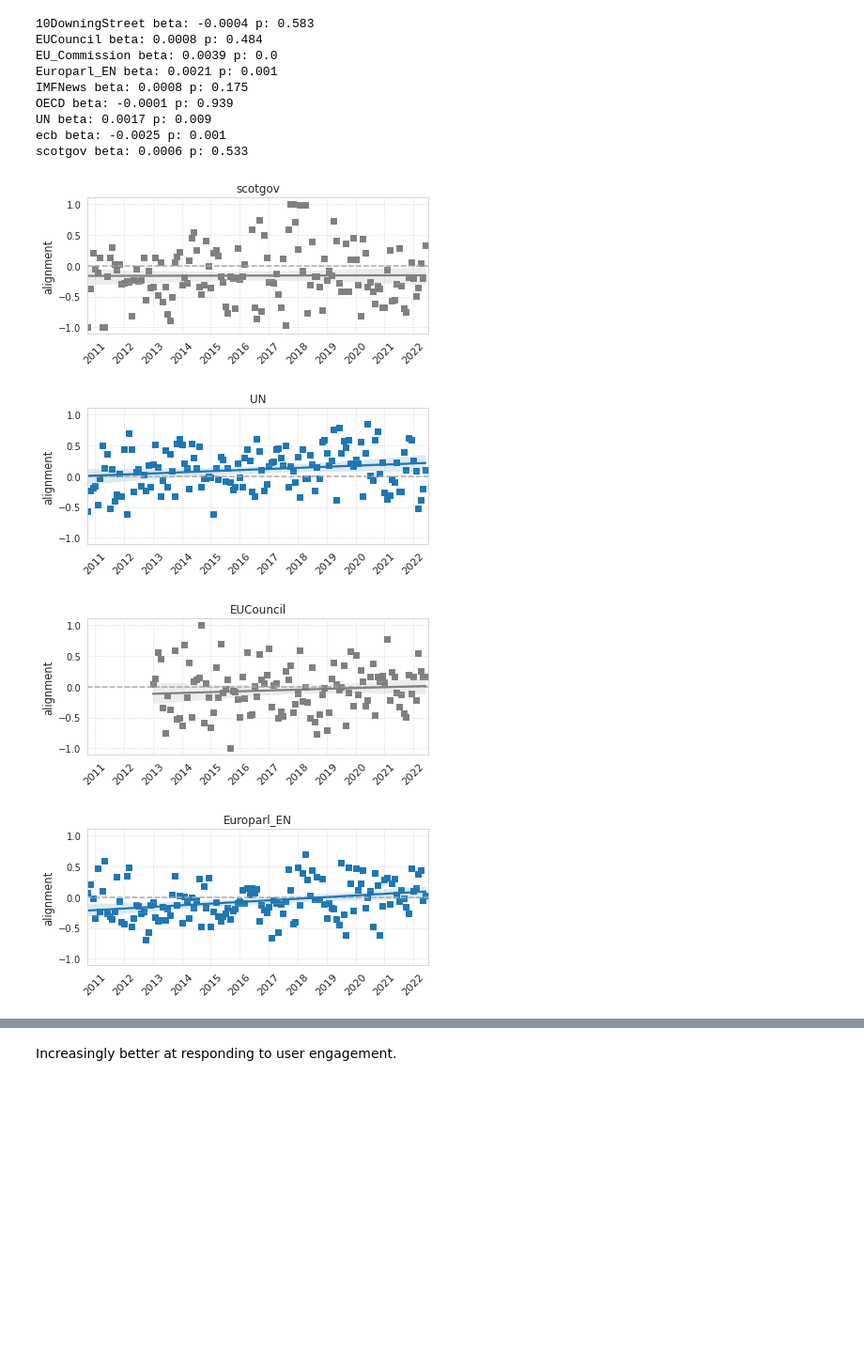
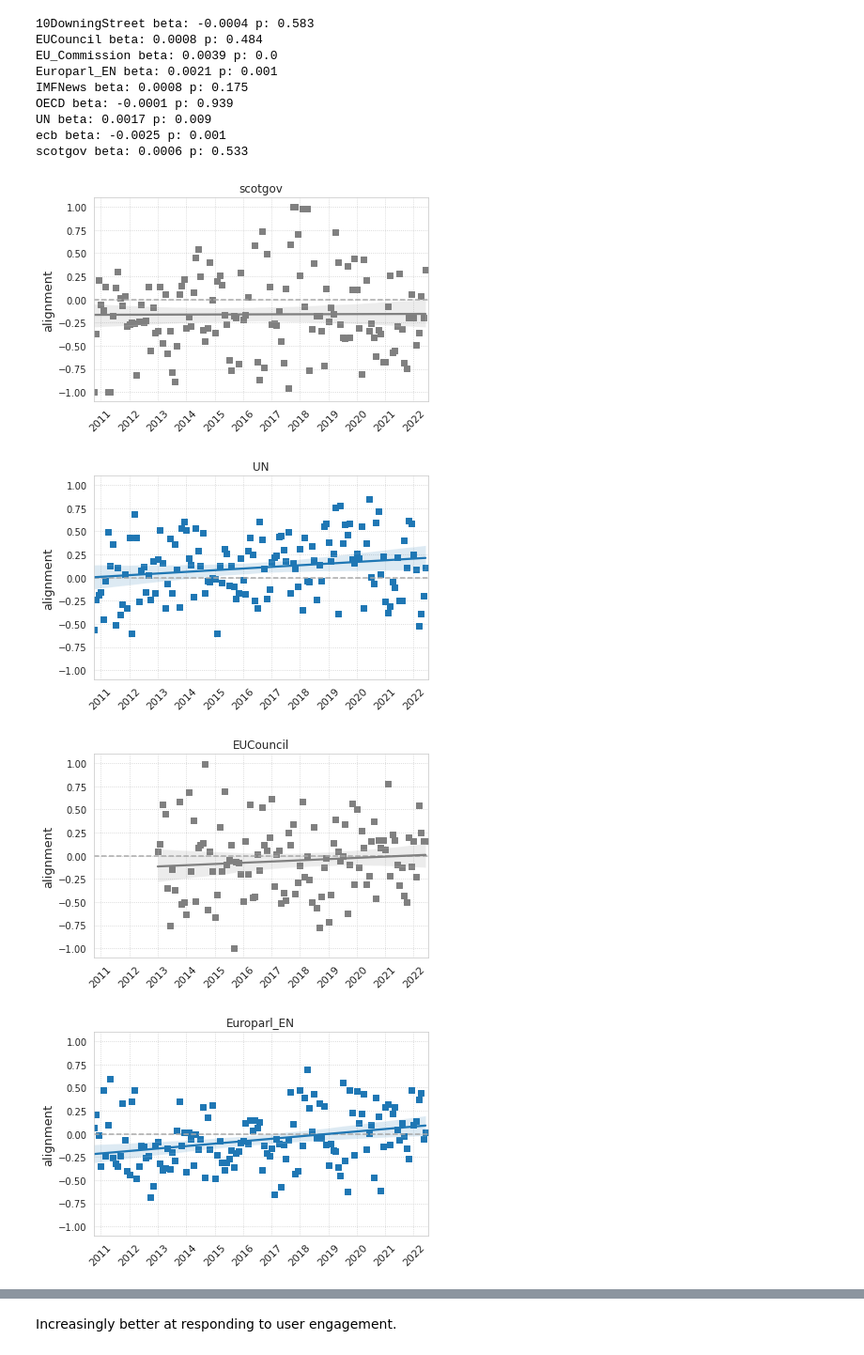
Before and after one commit to rbroc/eucomm-twitter, a Jupyter notebook: Topics.ipynb, the cells around one changed output, grey strips where cells are left out. Shown at 94% size. Drawn from its saved outputs; the diff is of its cells as text; code cells hidden in the pictures; blank space fills up the shorter version.

Commit message:
update alignment figures

```diff
--- a/Topics.ipynb
+++ b/Topics.ipynb
@@ -396,33 +396,33 @@ long_dct = dict(zip(range(cordata['date'].nunique() - 16),
                     cordata[cordata['entity']=='10DowningStreet'].sort_values(by='month').date.tolist()[16:]))
 # %%
 for e in preds.entity.unique():
-    plt.subplots(figsize=(6,3))
+    plt.subplots(figsize=(6,4))
     plt.axhline(linestyle='--', y=0, color='darkgrey')
     if coefdict[e] == 0:
         color = 'grey'
     elif coefdict[e] > 0:
         color = sns.color_palette()[0]
     else:
         color = 'indianred'
     sns.regplot(data=cordata[cordata['entity']==e][cordata['month']>=21],
                 x='month', y='Pearson\'s r',
                 marker='s',
                 color=color,
                 robust=True, scatter_kws={'color': color,
                                           'alpha': 1})
     plt.xlim(21,162)
     plt.ylim(-1.1,1.1)
     plt.xticks(ticks=np.arange(21+3,161,12),
                labels=[f'20{long_dct[k-21][5:]}' for k in np.arange(21+3,161,12)],
                rotation=45, fontsize=11)
     plt.xlabel('')
-    plt.ylabel('alignment', fontsize=11.5)
-    plt.title(e)
+    plt.ylabel('alignment', fontsize=13)
+    plt.title(e, fontsize=12)
     plt.tight_layout()
     plt.savefig(f'figs/alignment/{e}.png', dpi=300)
     plt.show()
 # %% [output]
-[figure, old version]
+[figure, new version]
-[figure, old version]
+[figure, new version]
-[figure, old version]
+[figure, new version]
-[figure, old version]
+[figure, new version]
```
Also changed, not shown: parts of 1 cell of this notebook, 9 other files.
